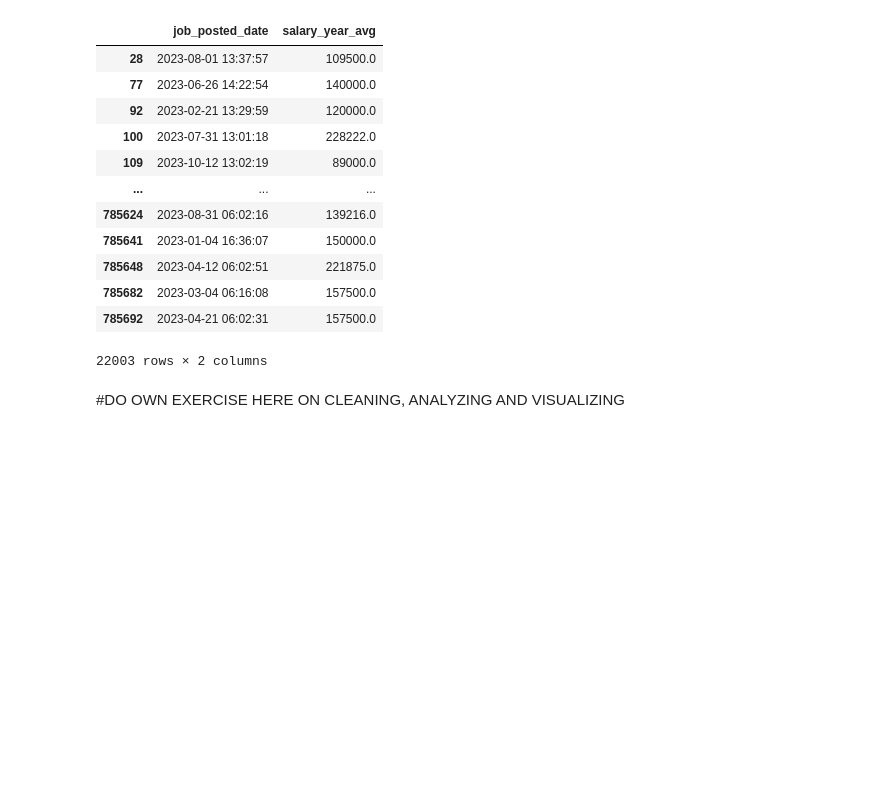
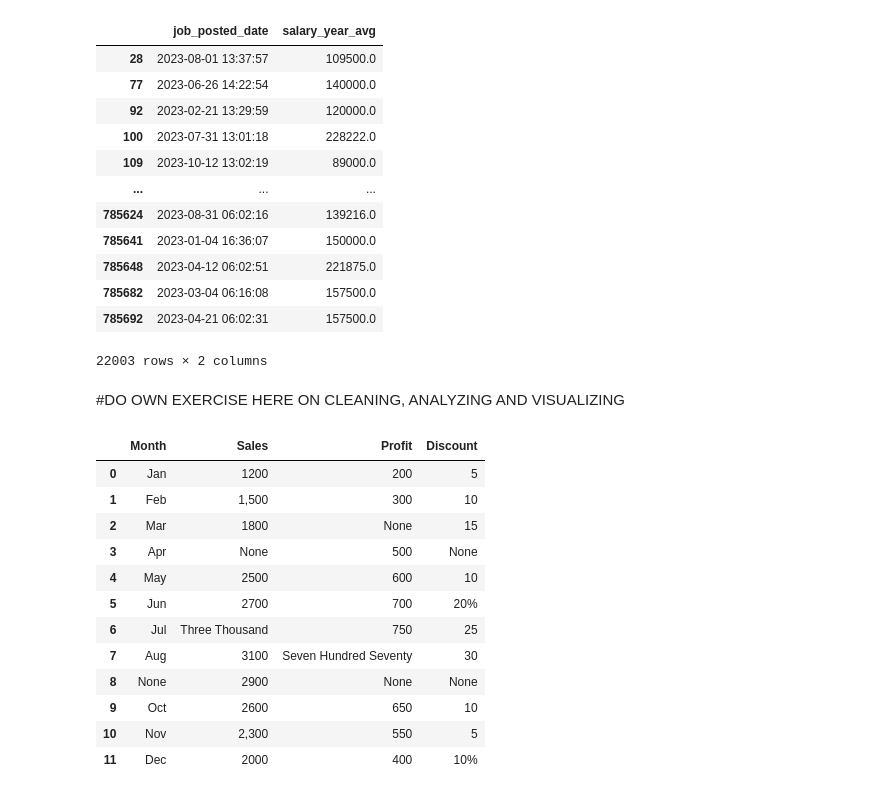
Before and after one commit to jonataneklof2025/Python-for-data-analys-youtube-kurs, a Jupyter notebook: pythonpractice.ipynb, the cells around one changed output. Drawn from its saved outputs; the diff is of its cells as text; code cells hidden in the pictures; blank space fills up the shorter version.

```diff
--- a/pythonpractice.ipynb
+++ b/pythonpractice.ipynb
@@ -1085,3 +1085,39 @@ df[["job_posted_date", "salary_year_avg"]].dropna(subset=["salary_year_avg"])
 22003 rows × 2 columns
 # %% [markdown]
 #DO OWN EXERCISE HERE ON CLEANING, ANALYZING AND VISUALIZING
+# %%
+import pandas as pd
+
+
+# Creating a messy dataset
+data = {
+    "Month": ["Jan", "Feb", "March", "Apr", "May ", "Jun", "July", "Aug", None, "Oct", "Nov", "Dec"],
+    "Sales": [1200, "1,500", 1800, None, 2500, 2700, "Three Thousand", 3100, 2900, 2600, "2,300", 2000],
+    "Profit": [200, 300, None, 500, "600", 700, 750, "Seven Hundred Seventy", None, 650, 550, "400 "],
+    "Discount": [5, 10, 15, None, 10, "20%", 25, 30, "None", 10, 5, "10%"]
+}
+
+
+df = pd.DataFrame(data)
+# %%
+
+df["Month"] = df["Month"].str.strip()  # Remove leading/trailing spaces
+df["Month"] = df["Month"].replace({
+    "March": "Mar", "May ": "May", "July": "Jul", "None": "Sep",
+})
+
+df
+# %% [output]
+|  | Month | Sales | Profit | Discount |
+| 0 | Jan | 1200 | 200 | 5 |
+| 1 | Feb | 1,500 | 300 | 10 |
+| 2 | Mar | 1800 | None | 15 |
+| 3 | Apr | None | 500 | None |
+| 4 | May | 2500 | 600 | 10 |
+| 5 | Jun | 2700 | 700 | 20% |
+| 6 | Jul | Three Thousand | 750 | 25 |
+| 7 | Aug | 3100 | Seven Hundred Seventy | 30 |
+| 8 | None | 2900 | None | None |
+| 9 | Oct | 2600 | 650 | 10 |
+| 10 | Nov | 2,300 | 550 | 5 |
+| 11 | Dec | 2000 | 400 | 10% |
```
Also changed, not shown: parts of 6 cells of this notebook.
